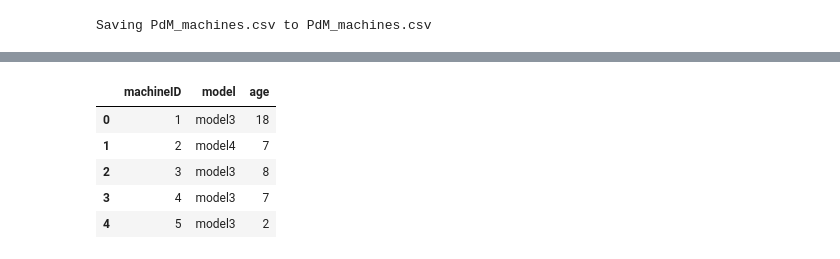
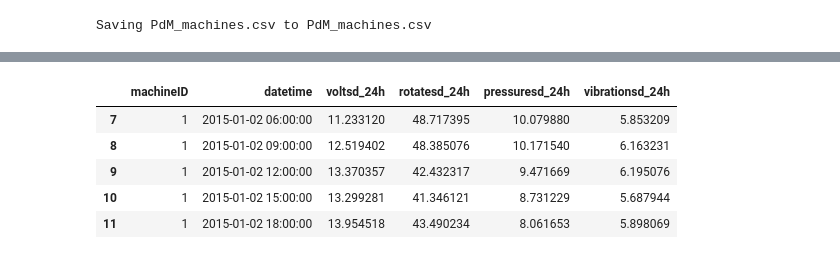
Before and after one commit to fishitmo/Takeobds, a Jupyter notebook: Predictive_Maintenance.ipynb, the cells around one changed output, grey strips where cells are left out. Drawn from its saved outputs; the diff is of its cells as text; code cells hidden in the pictures.

```diff
--- a/Predictive_Maintenance.ipynb
+++ b/Predictive_Maintenance.ipynb
@@ -353,0 +470,42 @@ machines = pd.read_csv(filename)
+# %%
+# Calculate rolling mean over a 24-hour window for telemetry data
+temp = []
+fields = ['volt', 'rotate', 'pressure', 'vibration']
+for col in fields:
+    temp.append(pd.pivot_table(telemetry,
+                               index='datetime',
+                               columns='machineID',
+                               values=col)
+                .rolling(window=24)
+                .mean()
+                .resample('3H', closed='left', label='right')
+                .first()
+                .unstack())
+
+# Create DataFrame for rolling mean
+telemetry_mean_24h = pd.concat(temp, axis=1)
+telemetry_mean_24h.columns = [i + 'mean_24h' for i in fields]
+telemetry_mean_24h.reset_index(inplace=True)
+telemetry_mean_24h = telemetry_mean_24h.loc[-telemetry_mean_24h['voltmean_24h'].isnull()]
+
+# Repeat for standard deviation
+temp = []
+for col in fields:
+    temp.append(pd.pivot_table(telemetry,
+                               index='datetime',
+                               columns='machineID',
+                               values=col)
+                .rolling(window=24)
+                .std()
+                .resample('3H', closed='left', label='right')
+                .first()
+                .unstack())
+
+# Create DataFrame for rolling standard deviation
+telemetry_sd_24h = pd.concat(temp, axis=1)
+telemetry_sd_24h.columns = [i + 'sd_24h' for i in fields]
+telemetry_sd_24h.reset_index(inplace=True)
+telemetry_sd_24h = telemetry_sd_24h.loc[-telemetry_sd_24h['voltsd_24h'].isnull()]
+
+# Notice that a 24h rolling average is not available at the earliest timepoints
+telemetry_mean_24h.head(10)
@@ -354,9 +524,9 @@ machines = pd.read_csv(filename)
 # %%
-machines.head()
+telemetry_sd_24h.head()
 # %% [output]
-|  | machineID | model | age |
-| 0 | 1 | model3 | 18 |
-| 1 | 2 | model4 | 7 |
-| 2 | 3 | model3 | 8 |
-| 3 | 4 | model3 | 7 |
-| 4 | 5 | model3 | 2 |
+|  | machineID | datetime | voltsd_24h | rotatesd_24h | pressuresd_24h | vibrationsd_24h |
+| 7 | 1 | 2015-01-02 06:00:00 | 11.233120 | 48.717395 | 10.079880 | 5.853209 |
+| 8 | 1 | 2015-01-02 09:00:00 | 12.519402 | 48.385076 | 10.171540 | 6.163231 |
+| 9 | 1 | 2015-01-02 12:00:00 | 13.370357 | 42.432317 | 9.471669 | 6.195076 |
+| 10 | 1 | 2015-01-02 15:00:00 | 13.299281 | 41.346121 | 8.731229 | 5.687944 |
+| 11 | 1 | 2015-01-02 18:00:00 | 13.954518 | 43.490234 | 8.061653 | 5.898069 |
```
Also changed, not shown: parts of 41 cells of this notebook.
